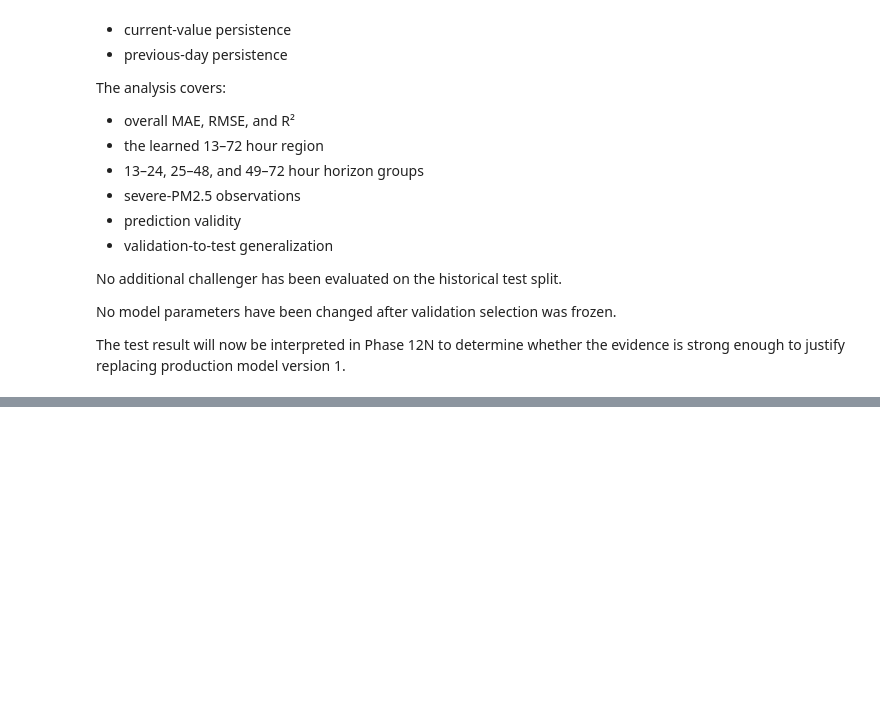
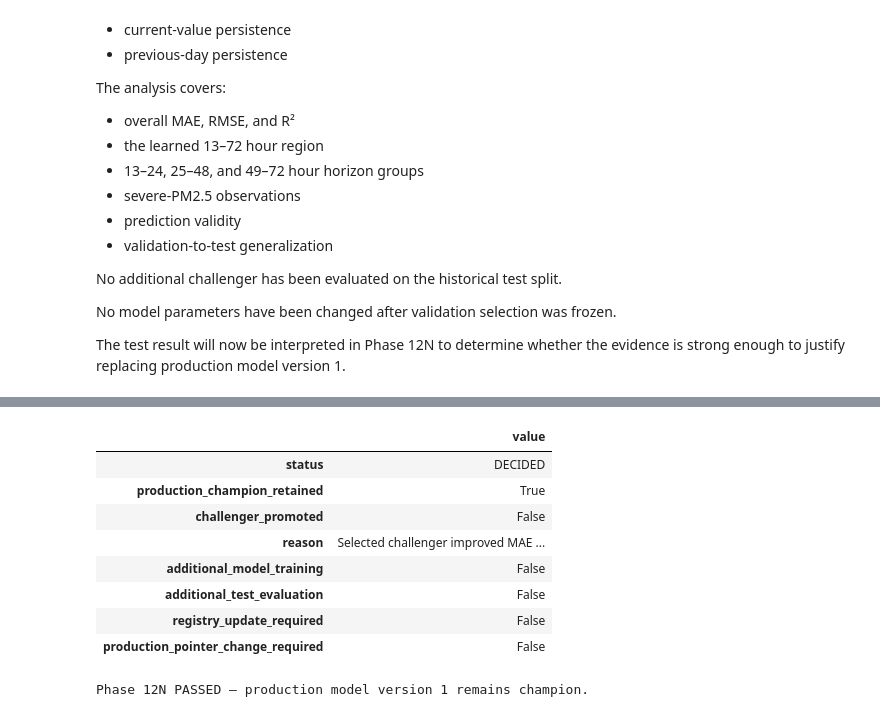
Before and after one commit to riyanj220/pearls-aqi-predictor, a Jupyter notebook: notebooks/12_model_challenger_benchmark.ipynb, the cells around one changed output, grey strips where cells are left out. Drawn from its saved outputs; the diff is of its cells as text; code cells hidden in the pictures; blank space fills up the shorter version.

```diff
--- a/notebooks/12_model_challenger_benchmark.ipynb
+++ b/notebooks/12_model_challenger_benchmark.ipynb
@@ -10884,0 +11142,40 @@ evidence is strong enough to justify replacing production model version 1.
+# %%
+final_model_summary = {
+    "status": "DECIDED",
+    "production_champion_retained": True,
+    "challenger_promoted": False,
+    "reason": (
+        "Selected challenger improved MAE "
+        "but did not preserve its validation "
+        "RMSE advantage on historical test."
+    ),
+    "additional_model_training": False,
+    "additional_test_evaluation": False,
+    "registry_update_required": False,
+    "production_pointer_change_required": False,
+}
+
+
+display(
+    pd.Series(
+        final_model_summary,
+        name="value",
+    ).to_frame()
+)
+
+
+print(
+    "Phase 12N PASSED — production "
+    "model version 1 remains champion."
+)
+# %% [output]
+|  | value |
+| status | DECIDED |
+| production_champion_retained | True |
+| challenger_promoted | False |
+| reason | Selected challenger improved MAE ... |
+| additional_model_training | False |
+| additional_test_evaluation | False |
+| registry_update_required | False |
+| production_pointer_change_required | False |
+Phase 12N PASSED — production model version 1 remains champion.
```
Also changed, not shown: parts of 5 cells of this notebook.
